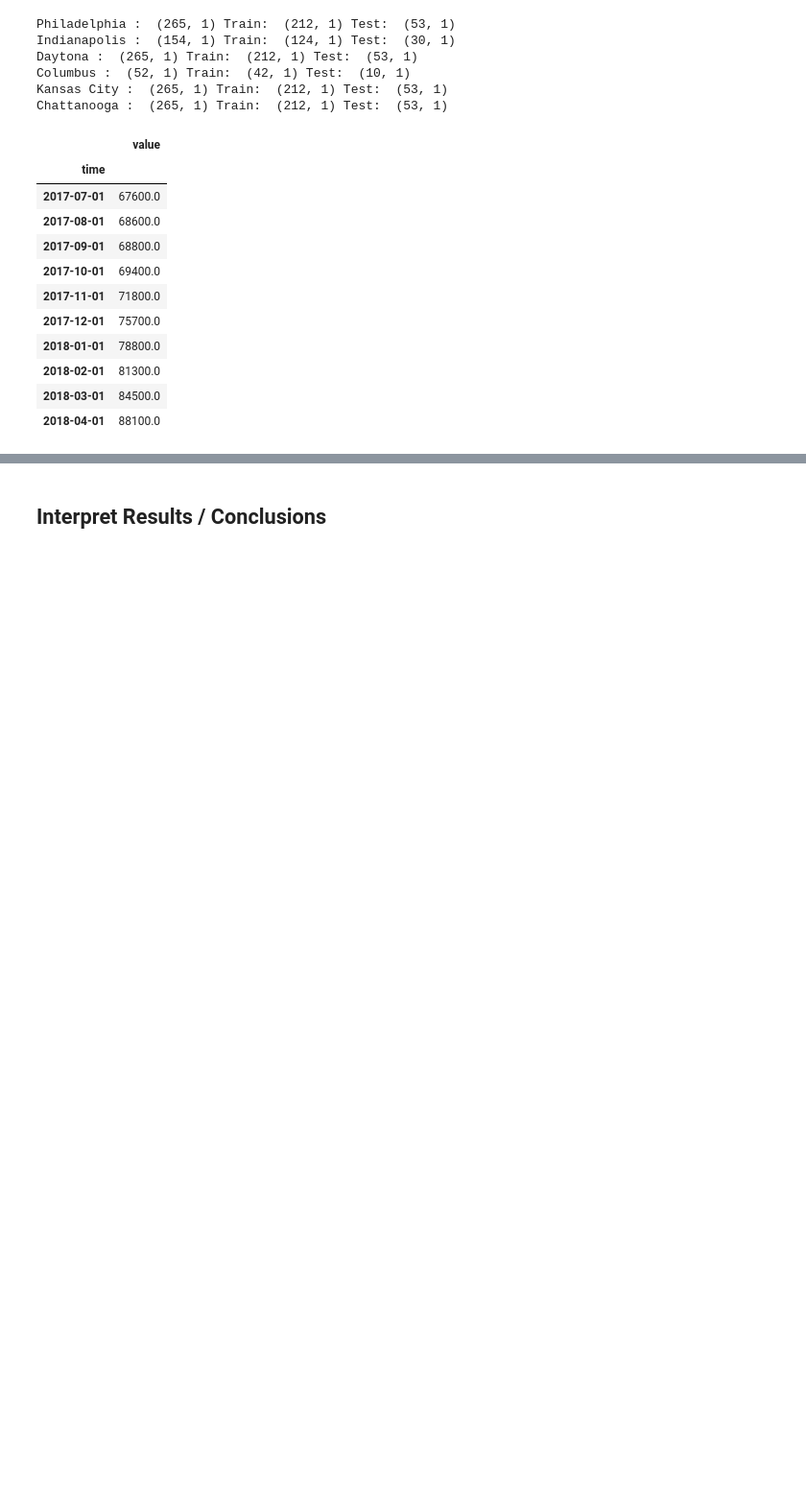
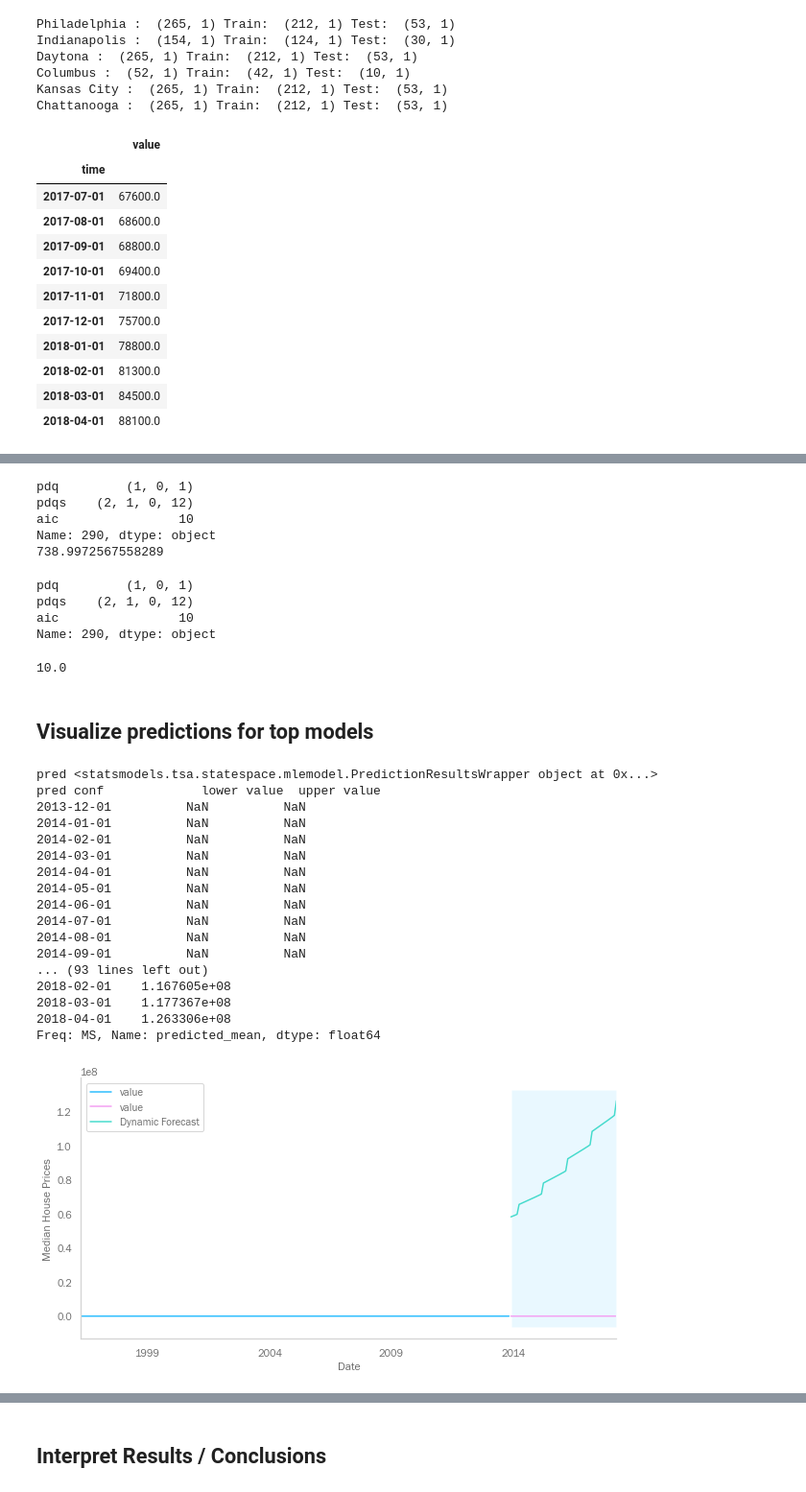
Before and after one commit to melodygr/Time_Series_project, a Jupyter notebook: Time_Series_Project.ipynb, the cells around one changed output, grey strips where cells are left out. Shown at 96% size. Cells and saved outputs as stored; diff of their text form; code cells hidden in the pictures; blank space fills up the shorter version.

Commit message:
added grid search

```diff
--- a/Time_Series_Project.ipynb
+++ b/Time_Series_Project.ipynb
@@ -1092,0 +1051,4 @@ NotImplementedError:
+# %%
+Philly_model = ARIMA(Philly_train, order=(1,2,1), seasonal_order=(1,2,2,12), freq='MS')
+Philly_results = Philly_model.fit()
+print(Philly_results.aic)
@@ -1092,0 +1241,70 @@ NotImplementedError:
+# %%
+tic=time.time()
+Chattanooga_grid_search = grid_search_arima(Chattanooga_train)
+print(time.time()-tic)
+# %% [output]
+pdq         (1, 0, 1)
+pdqs    (2, 1, 0, 12)
+aic                10
+Name: 290, dtype: object
+738.9972567558289
+# %%
+Chattanooga_grid_search.loc[Chattanooga_grid_search['aic'].idxmin()]
+# %% [output]
+pdq         (1, 0, 1)
+pdqs    (2, 1, 0, 12)
+aic                10
+Name: 290, dtype: object
+# %%
+Chattanooga_model = ARIMA(Chattanooga_train, order=(1,0,1), seasonal_order=(2,1,0,12), freq='MS')
+Chattanooga_results = Chattanooga_model.fit()
+print(Chattanooga_results.aic)
+# %% [output]
+10.0
+# %% [markdown]
+## Visualize predictions for top models
+# %%
+def run_preds_and_plot(model_results, train, test, name):
+    pred = model_results.get_prediction(start = test.index[0], end = test.index[-1], dynamic=True, full_results=True)
+    pred_conf = pred.conf_int()
+
+    print('pred', pred)
+    print('pred conf', pred_conf)
+    print('pred.predicted_mean', pred.predicted_mean)
+
+    all_data = pd.concat([train, test], axis=1)
+    ax = all_data.plot(label='observed', figsize=(10, 5))
+    pred.predicted_mean.plot(label='Dynamic Forecast', ax=ax)
+    ax.fill_between(pred_conf.index,
+                    pred_conf.iloc[:, 0],
+                    pred_conf.iloc[:, 1], color='g', alpha=.3)
+    ax.fill_betweenx(ax.get_ylim(), test.index[0], test.index[-1], alpha=.1, zorder=-1)
+    ax.set_xlabel('Date')
+    ax.set_ylabel('Median House Prices')
+    plt.legend()
+    imagename=str("images/"+name+"pred.png")
+    plt.savefig(imagename)
+    plt.show()
+
+    return pred
+# %%
+Philly_pred = run_preds_and_plot(Philly_results, Philly_train, Philly_test, 'Philadelphia')
+# %% [output]
+pred <statsmodels.tsa.statespace.mlemodel.PredictionResultsWrapper object at 0x...>
+pred conf             lower value  upper value
+2013-12-01          NaN          NaN
+2014-01-01          NaN          NaN
+2014-02-01          NaN          NaN
+2014-03-01          NaN          NaN
+2014-04-01          NaN          NaN
+2014-05-01          NaN          NaN
+2014-06-01          NaN          NaN
+2014-07-01          NaN          NaN
+2014-08-01          NaN          NaN
+2014-09-01          NaN          NaN
+... (93 lines left out)
+2018-02-01    1.167605e+08
+2018-03-01    1.177367e+08
+2018-04-01    1.263306e+08
+Freq: MS, Name: predicted_mean, dtype: float64
+[figure, added]
```
Also changed, not shown: parts of 53 cells of this notebook, 8 other files.
